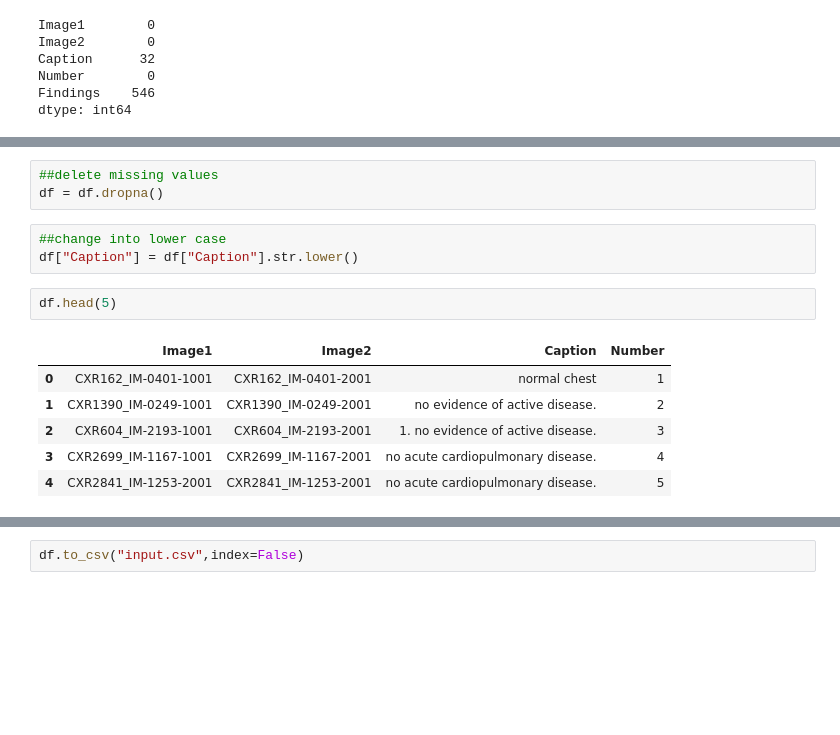
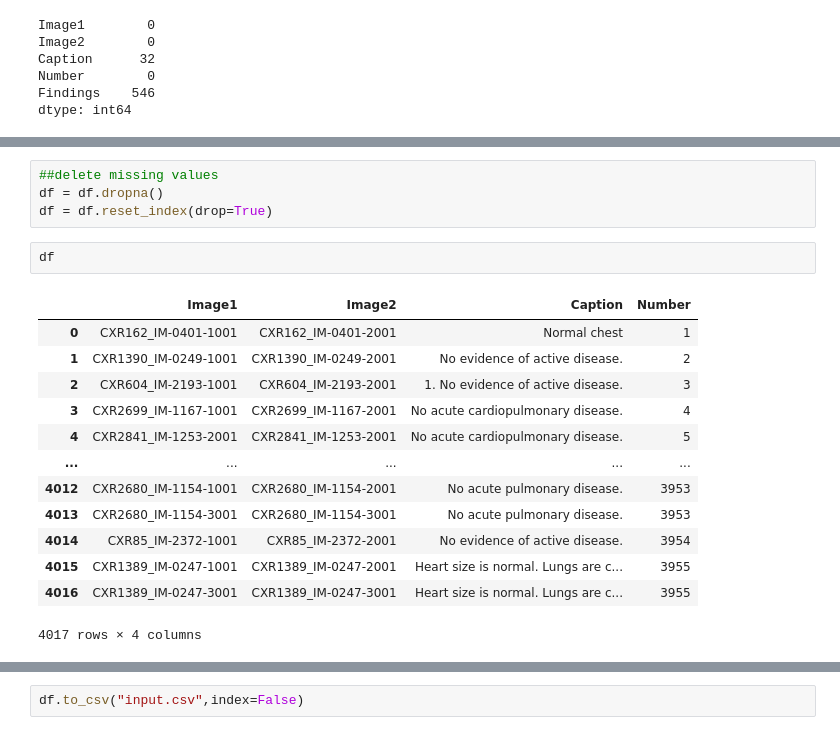
Before and after one commit to shuyuexu/4994finalproj-stage1, a Jupyter notebook: stage1.ipynb, the cells around one changed output, grey strips where cells are left out. Drawn from its saved outputs; the diff is of its cells as text; blank space fills up the shorter version.

```diff
--- a/stage1.ipynb
+++ b/stage1.ipynb
@@ -264,15 +280,20 @@ df = df.drop(columns=['Findings'])
 # %%
 ##delete missing values
 df = df.dropna()
+df = df.reset_index(drop=True)
-# %%
-##change into lower case
-df["Caption"] = df["Caption"].str.lower()
 # %%
-df.head(5)
+df
 # %% [output]
 |  | Image1 | Image2 | Caption | Number |
-| 0 | CXR162_IM-0401-1001 | CXR162_IM-0401-2001 | normal chest | 1 |
-| 1 | CXR1390_IM-0249-1001 | CXR1390_IM-0249-2001 | no evidence of active disease. | 2 |
-| 2 | CXR604_IM-2193-1001 | CXR604_IM-2193-2001 | 1. no evidence of active disease. | 3 |
-| 3 | CXR2699_IM-1167-1001 | CXR2699_IM-1167-2001 | no acute cardiopulmonary disease. | 4 |
-| 4 | CXR2841_IM-1253-2001 | CXR2841_IM-1253-2001 | no acute cardiopulmonary disease. | 5 |
+| 0 | CXR162_IM-0401-1001 | CXR162_IM-0401-2001 | Normal chest | 1 |
+| 1 | CXR1390_IM-0249-1001 | CXR1390_IM-0249-2001 | No evidence of active disease. | 2 |
+| 2 | CXR604_IM-2193-1001 | CXR604_IM-2193-2001 | 1. No evidence of active disease. | 3 |
+| 3 | CXR2699_IM-1167-1001 | CXR2699_IM-1167-2001 | No acute cardiopulmonary disease. | 4 |
+| 4 | CXR2841_IM-1253-2001 | CXR2841_IM-1253-2001 | No acute cardiopulmonary disease. | 5 |
+| ... | ... | ... | ... | ... |
+| 4012 | CXR2680_IM-1154-1001 | CXR2680_IM-1154-2001 | No acute pulmonary disease. | 3953 |
+| 4013 | CXR2680_IM-1154-3001 | CXR2680_IM-1154-3001 | No acute pulmonary disease. | 3953 |
+| 4014 | CXR85_IM-2372-1001 | CXR85_IM-2372-2001 | No evidence of active disease. | 3954 |
+| 4015 | CXR1389_IM-0247-1001 | CXR1389_IM-0247-2001 | Heart size is normal. Lungs are c... | 3955 |
+| 4016 | CXR1389_IM-0247-3001 | CXR1389_IM-0247-3001 | Heart size is normal. Lungs are c... | 3955 |
+4017 rows × 4 columns
```
Also changed, not shown: parts of 10 cells of this notebook.
